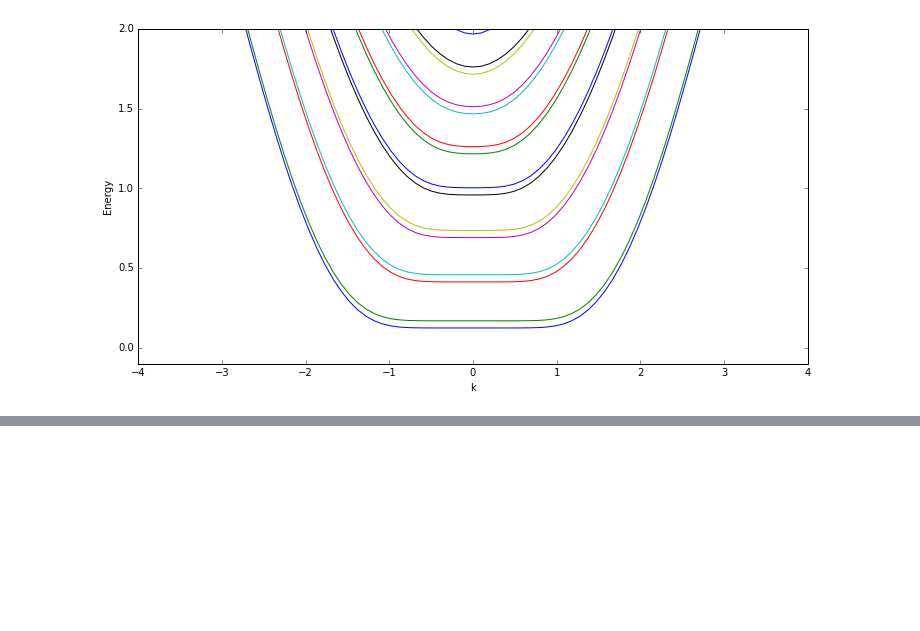
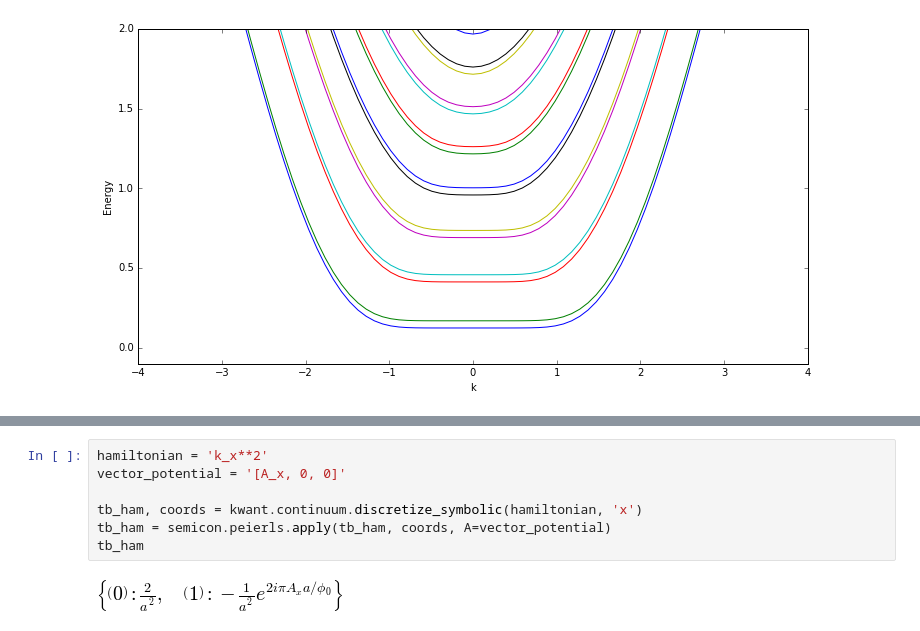
Before and after one commit to quantum-tinkerer/semicon, a Jupyter notebook: notebooks/wip - peierls.ipynb, the cells around one changed output, grey strips where cells are left out. Drawn from its saved outputs; the diff is of its cells as text; blank space fills up the shorter version.

Commit message:
modify peierls notebook to illustrate correct sign

```diff
--- a/notebooks/wip - peierls.ipynb
+++ b/notebooks/wip - peierls.ipynb
@@ -44,0 +54,9 @@ plt.ylim(-.1, 2);
+# %%
+hamiltonian = 'k_x**2'
+vector_potential = '[A_x, 0, 0]'
+
+tb_ham, coords = kwant.continuum.discretize_symbolic(hamiltonian, 'x')
+tb_ham = semicon.peierls.apply(tb_ham, coords, A=vector_potential)
+tb_ham
+# %% [output]
+[figure, added]
```
Also changed, not shown: parts of 3 cells of this notebook.
